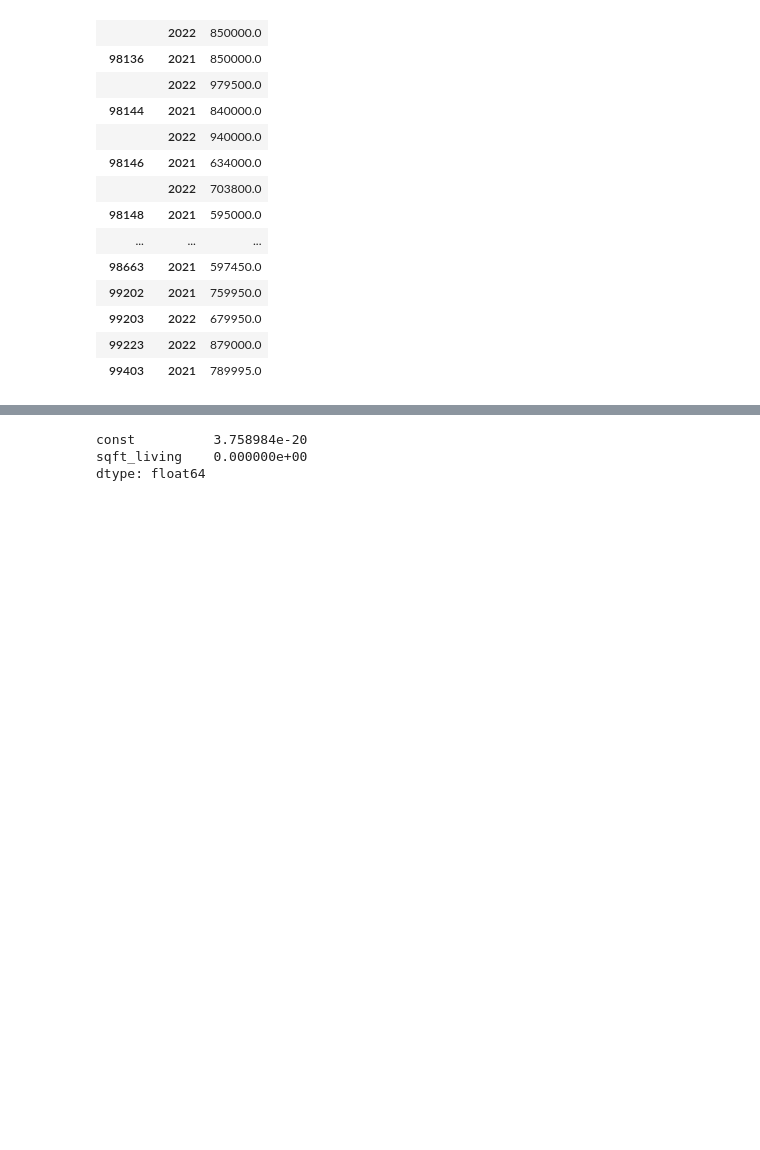
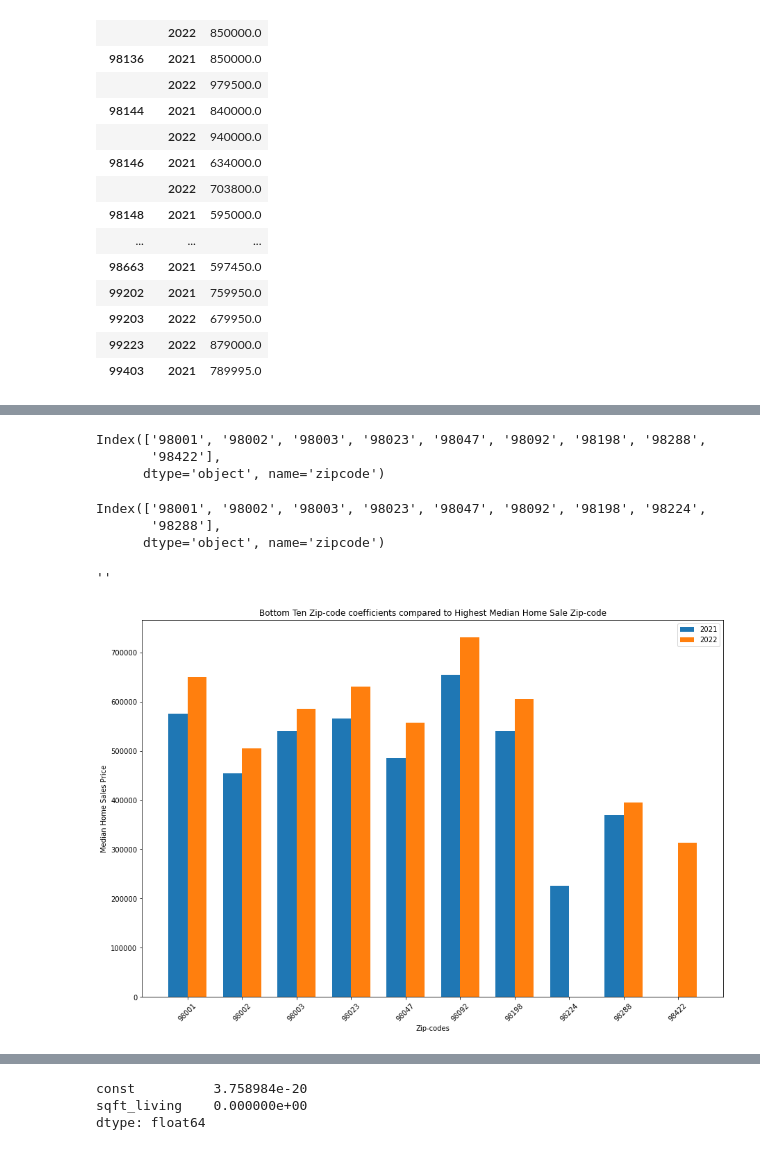
Before and after one commit to vladiseki/Housing_Prices_P2_Project, a Jupyter notebook: individual_notebooks/VS_housing_prices_rough_jn.ipynb, the cells around one changed output, grey strips where cells are left out. Drawn from its saved outputs; the diff is of its cells as text; code cells hidden in the pictures; blank space fills up the shorter version.

```diff
--- a/individual_notebooks/VS_housing_prices_rough_jn.ipynb
+++ b/individual_notebooks/VS_housing_prices_rough_jn.ipynb
@@ -170,0 +211,3 @@ pd.DataFrame(clean_houses.groupby(['zipcode','yr_sold']).median()['price']).tail
+# %%
+bot_zips = clean_houses.loc[clean_houses['zipcode'].isin(['98422','98224','98288','98002','98047','98003','98023','98001','98092','98198'])]
+bot_zips
@@ -170,0 +228,5 @@ pd.DataFrame(clean_houses.groupby(['zipcode','yr_sold']).median()['price']).tail
+# %%
+zipcode_2021 = bot_zips.loc[clean_houses['yr_sold'] == 2021]
+zipcode_2022 = bot_zips.loc[clean_houses['yr_sold'] == 2022]
+grouped_2021 = pd.DataFrame(zipcode_2021.groupby(['zipcode']).median()['price'])
+grouped_2022 = pd.DataFrame(zipcode_2022.groupby(['zipcode']).median()['price'])
@@ -170,0 +248,34 @@ pd.DataFrame(clean_houses.groupby(['zipcode','yr_sold']).median()['price']).tail
+# %%
+grouped_2022.index
+# %% [output]
+Index(['98001', '98002', '98003', '98023', '98047', '98092', '98198', '98288',
+       '98422'],
+      dtype='object', name='zipcode')
+# %%
+grouped_2021.index
+# %% [output]
+Index(['98001', '98002', '98003', '98023', '98047', '98092', '98198', '98224',
+       '98288'],
+      dtype='object', name='zipcode')
+# %%
+x_ticks_2021 = np.array([0,1,2,3,4,5,6,7,8])
+x_ticks_2022 = np.array([0,1,2,3,4,5,6,8,9])
+# %%
+width = .35
+# %%
+fig, ax = plt.subplots(figsize=(15,10))
+
+ax.bar(x=(x_ticks_2021-width/2),height=grouped_2021['price'], width = width)
+ax.bar(x=(x_ticks_2022+width/2),height=grouped_2022['price'],width=width)
+
+ax.set_xticks(np.arange(10))
+ax.set_xticklabels(['98001', '98002', '98003', '98023', '98047', '98092', '98198','98224' ,'98288',
+       '98422'], rotation =45)
+ax.set_title('Bottom Ten Zip-code coefficients compared to Highest Median Home Sale Zip-code')
+ax.set_xlabel('Zip-codes')
+ax.set_ylabel('Median Home Sales Price')
+ax.legend(["2021","2022"])
+;
+# %% [output]
+''
+[figure, added]
```
Also changed, not shown: parts of 20 cells of this notebook, 3 other files.
